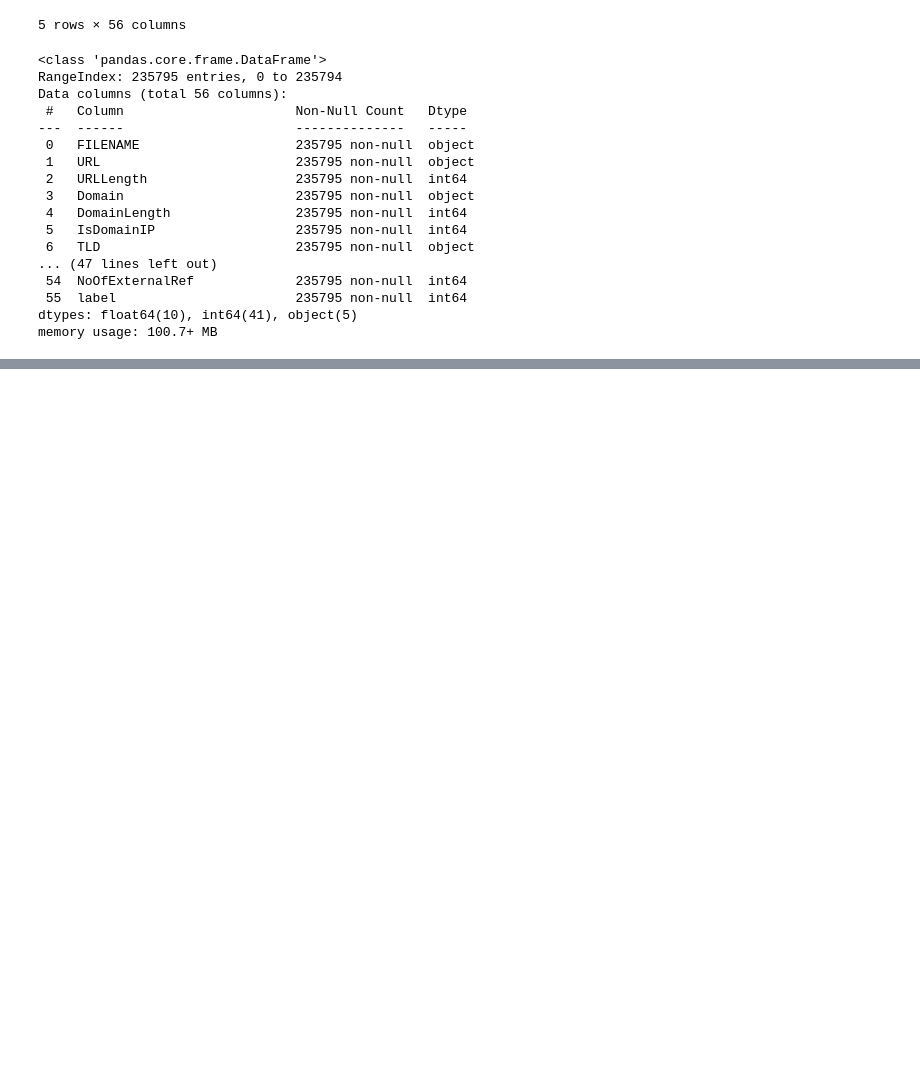
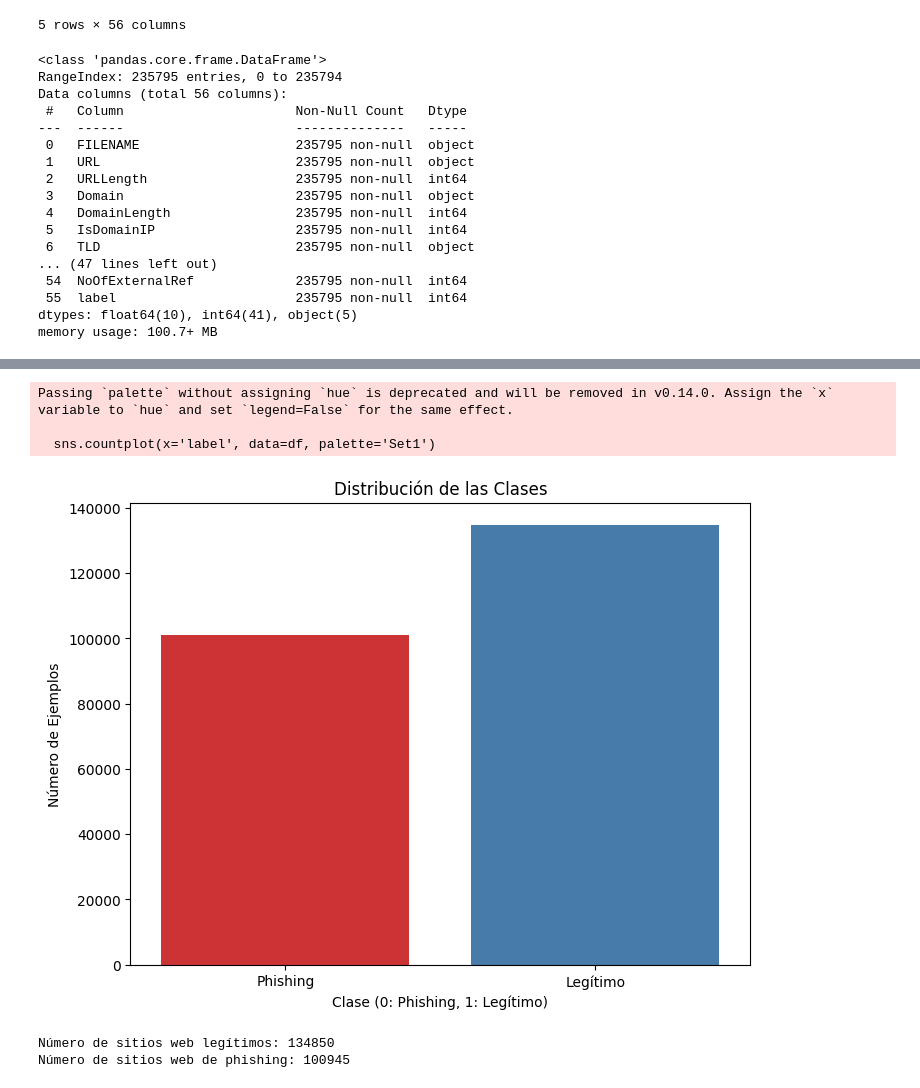
Before and after one commit to SpecTr03/CRISP-DM-Project, a Jupyter notebook: analysis.ipynb, the cells around one changed output, grey strips where cells are left out. Cells and saved outputs as stored; diff of their text form; code cells hidden in the pictures; blank space fills up the shorter version.

```diff
--- a/analysis.ipynb
+++ b/analysis.ipynb
@@ -106,0 +138,13 @@ df.head()
+# %%
+# No aseguramos de que cada columna tenga el tipo de dato correcto
+df['IsDomainIP'] = df['IsDomainIP'].astype(bool)
+df['IsHTTPS'] = df['IsHTTPS'].astype(bool)
+df['HasObfuscation'] = df['HasObfuscation'].astype(bool)
+df['Bank'] = df['Bank'].astype(bool)
+df['Crypto'] = df['Crypto'].astype(bool)
+df['Pay'] = df['Pay'].astype(bool)
+df['label'] = df['label'].astype(bool)
+df['HasExternalFormSubmit'] = df['HasExternalFormSubmit'].astype(bool)
+df['HasPasswordField'] = df['HasPasswordField'].astype(bool)
+
+df.info()
@@ -106,0 +169,23 @@ df.head()
+# %%
+# Comprobamos si hay desbalance en las clases
+plt.figure(figsize=(8, 6))
+sns.countplot(x='label', data=df, palette='Set1')
+plt.title('Distribución de las Clases')
+plt.xlabel('Clase (0: Phishing, 1: Legítimo)')
+plt.ylabel('Número de Ejemplos')
+plt.xticks([0, 1], ['Phishing', 'Legítimo'])
+plt.show()
+# %% [output]
+Passing `palette` without assigning `hue` is deprecated and will be removed in v0.14.0. Assign the `x` variable to `hue` and set `legend=False` for the same effect.
+
+  sns.countplot(x='label', data=df, palette='Set1')
+[figure, added]
+# %%
+# Conteo de los sitios web legítimos y de phishing
+legit_count = df[df['label'] == 1].shape[0]
+phishing_count = df[df['label'] == 0].shape[0]
+print(f"Número de sitios web legítimos: {legit_count}")
+print(f"Número de sitios web de phishing: {phishing_count}")
+# %% [output]
+Número de sitios web legítimos: 134850
+Número de sitios web de phishing: 100945
```
Also changed, not shown: parts of 13 cells of this notebook.
